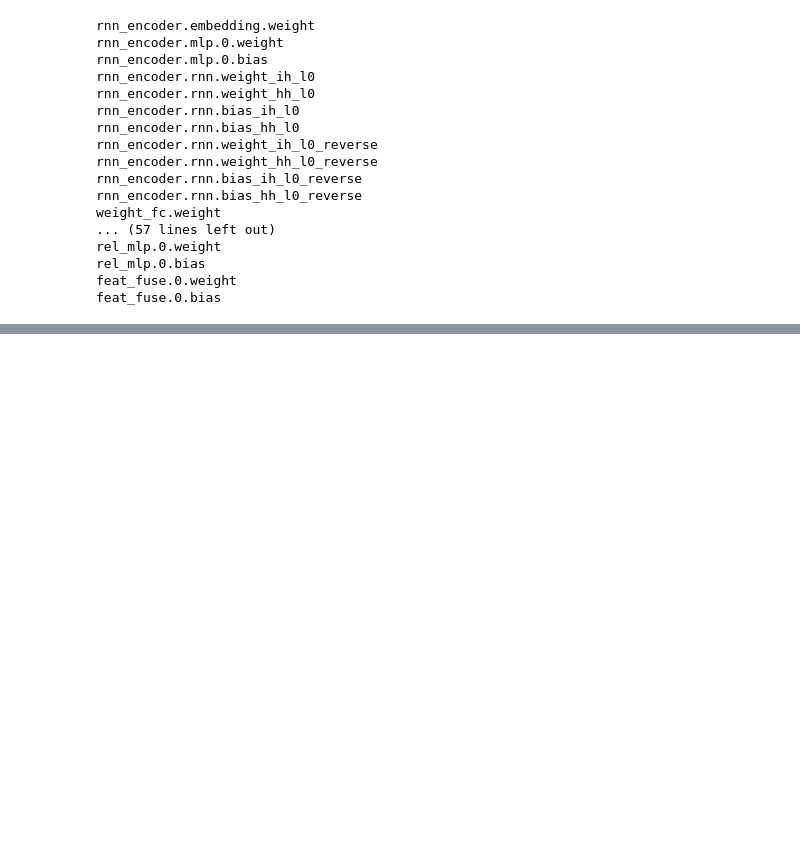
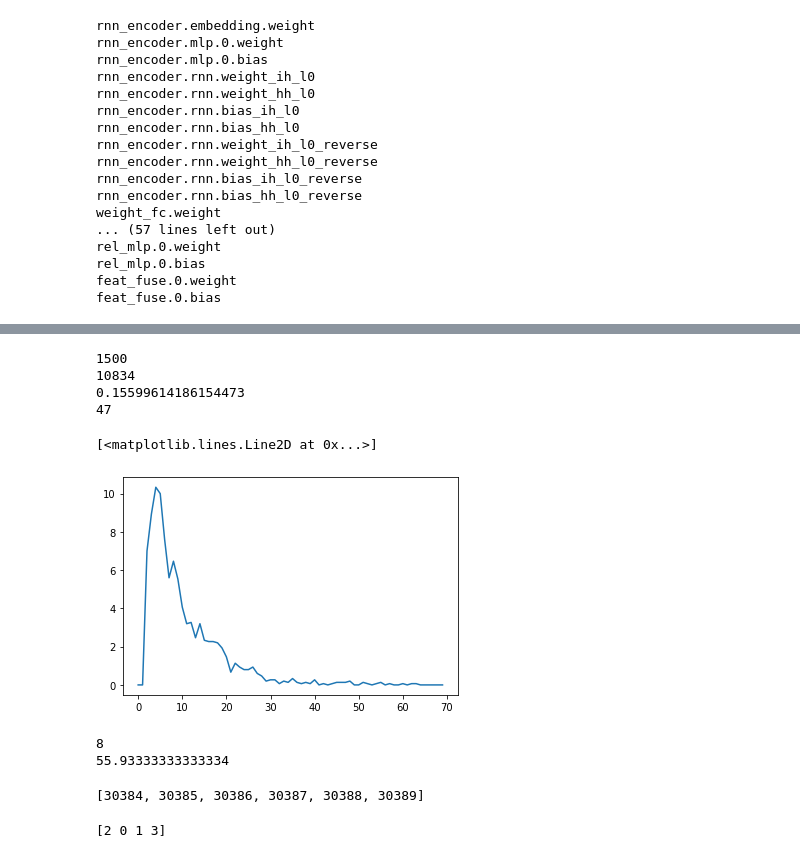
Before and after one commit to amanishr/ARN, a Jupyter notebook: tools/check_data.ipynb, the cells around one changed output, grey strips where cells are left out. Cells and saved outputs as stored; diff of their text form; code cells hidden in the pictures; blank space fills up the shorter version.

```diff
--- a/tools/check_data.ipynb
+++ b/tools/check_data.ipynb
@@ -236,0 +237,2 @@ True
+# %%
+split = 'val'
@@ -236,0 +241,24 @@ True
+# %%
+num = 0
+prob_sum = 0
+sent_sum = 0
+ann = numpy.zeros(70)
+for i in range(1500):
+    data = loader.getTestBatch(split, opt)
+    sents = len(data['sent_ids'])
+    anns = len(data['ann_ids'])
+    prob_sum += (1.0 * sents) / (1.0*anns)
+    sent_sum += sents
+    num += 1
+    ann[anns] += 1
+
+ann = 100.0*ann/(1.0*1500)
+print(num)
+print(sent_sum)
+print(prob_sum/sent_sum)
+print(max_ann)
+# %% [output]
+1500
+10834
+0.15599614186154473
+47
@@ -236,0 +267,16 @@ True
+# %%
+plt.plot(ann)
+# %% [output]
+[<matplotlib.lines.Line2D at 0x...>]
+[figure, added]
+# %%
+per = 0
+for i in range(50):
+    per += ann[i]
+    if(per >= 50):
+        print(i)
+        print(per)
+        break
+# %% [output]
+8
+55.93333333333334
@@ -236,0 +285,10 @@ True
+# %%
+data['sent_ids']
+# %% [output]
+[30384, 30385, 30386, 30387, 30388, 30389]
+# %%
+a = [10,20,5,30]
+b = numpy.argsort(a)[:4]
+print(b)
+# %% [output]
+[2 0 1 3]
```
Also changed, not shown: parts of 9 cells of this notebook, 17 other files.
